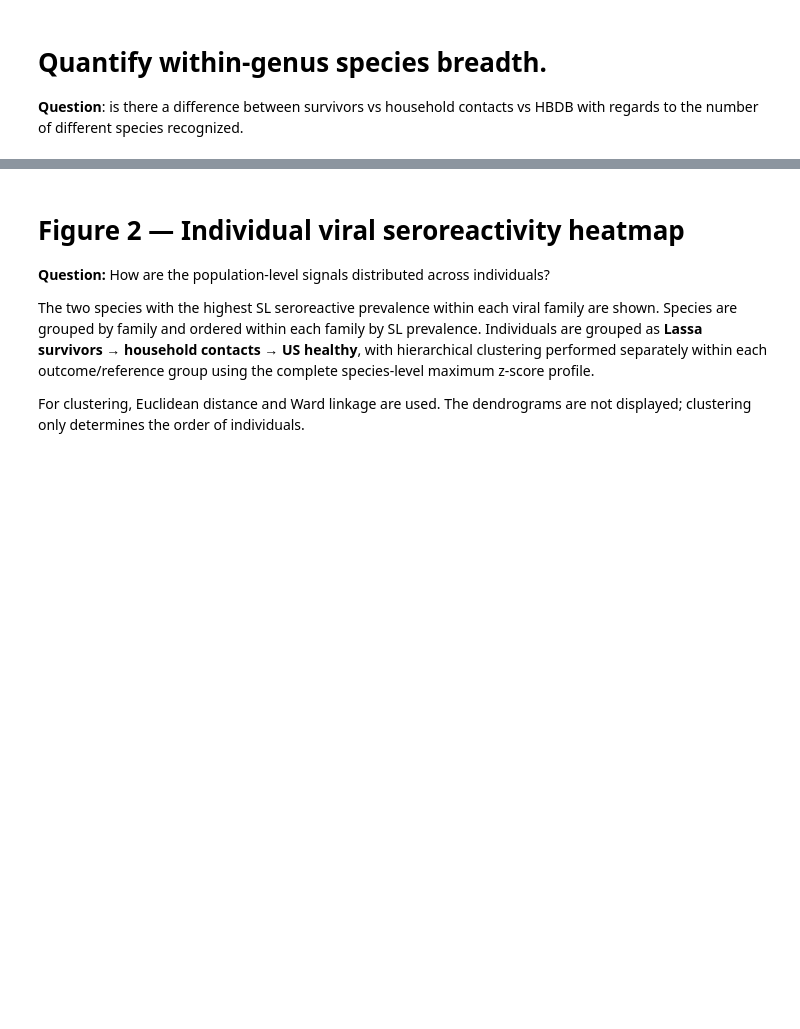
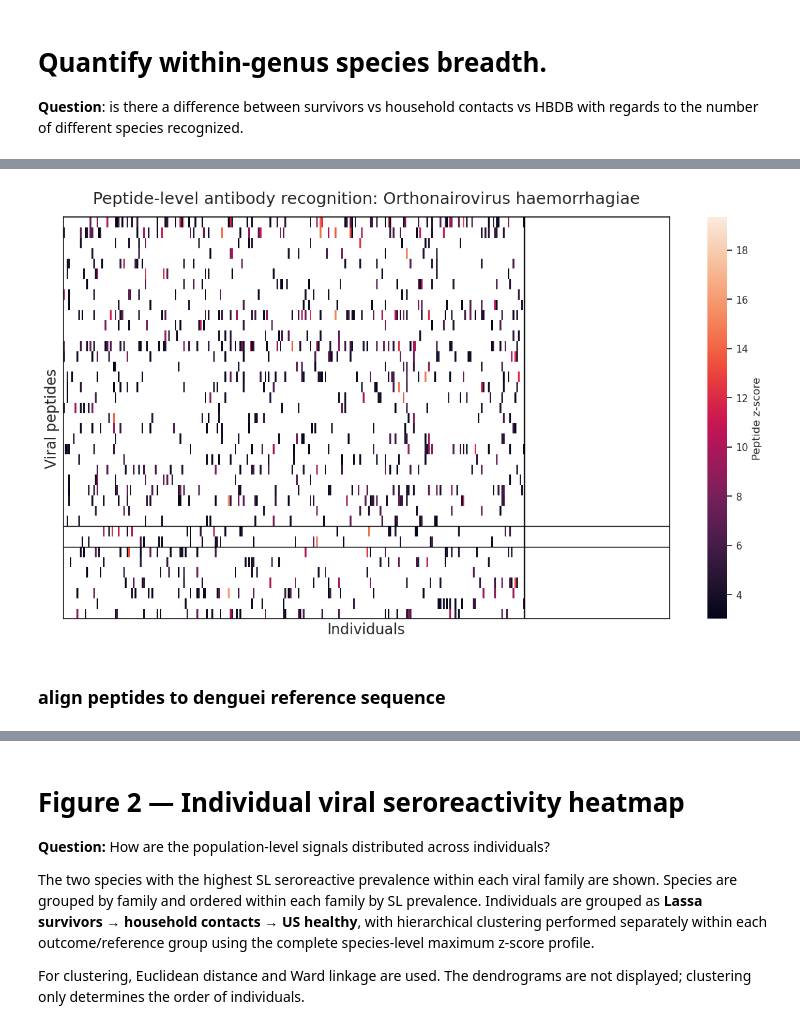
Before and after one commit to sporak577/lasv_phipseq_2026, a Jupyter notebook: Lassa_seroreactivity_paper_figures_clean_090726.ipynb, the cells around one changed output, grey strips where cells are left out. Cells and saved outputs as stored; diff of their text form; code cells hidden in the pictures; blank space fills up the shorter version.

Commit message:
updated peptide to protein mapping for selected species

```diff
--- a/Lassa_seroreactivity_paper_figures_clean_090726.ipynb
+++ b/Lassa_seroreactivity_paper_figures_clean_090726.ipynb
@@ -850,0 +864,6 @@ plt.show()
+# %%
+c = long.loc[long['category'] == 'Household contact', 'individual'].drop_duplicates().to_list()
+s = long.loc[long['category'] == 'Survivor', 'individual'].drop_duplicates().to_list()
+hbdb = long.loc[long['category'] == 'US healthy', 'individual'].drop_duplicates().to_list()
+
+ordered_individuals = (s + c + hbdb)
@@ -850,0 +894,8 @@ plt.show()
+# %%
+peptide_order = (
+    target_long[['peptide', 'protein_std', 'sequence']].drop_duplicates('peptide').sort_values(['protein_std', 'peptide'])
+)
+
+ordered_peptides = (peptide_order['peptide'].to_list())
+# %%
+target_matrix = (target_long.pivot(index='peptide', columns='individual', values='reactive_z').reindex(index=ordered_peptides, columns=ordered_individuals))
@@ -850,0 +922,45 @@ plt.show()
+# %%
+fig, ax = plt.subplots(figsize=(15, 8))
+
+
+sns.heatmap(
+    data = target_matrix,
+    yticklabels=False,
+    xticklabels=False,
+
+    cbar_kws={'label': 'Peptide z-score'},
+    ax=ax
+)
+
+#horizontal lines between protein groups
+protein_sequence = (peptide_order['protein_std'].to_list())
+
+for i in range(len(protein_sequence) -1):
+    if protein_sequence[i] != protein_sequence[i+1]:
+        ax.axhline(y=i +1, color='black', linewidth=1, zorder=10)
+
+#verical lines between cohort groups
+
+n_contact = len(c)
+n_survivor = len(s)
+
+ax.axvline(x=n_contact, color='black', linewidth=1, zorder=11)
+
+ax.axvline(x=n_contact + n_survivor, color='black', linewidth=1, zorder=10)
+
+
+ax.set_ylabel('Viral peptides', fontsize=16)
+ax.set_xlabel('Individuals', fontsize=16)
+
+ax.set_title(f'Peptide-level antibody recognition: {target}', fontsize=18, pad=15)
+
+for spine in ax.spines.values():
+    spine.set_visible(True)
+    spine.set_color('black')
+    spine.set_linewidth(1.1)
+
+plt.show()
+# %% [output]
+[figure, added]
+# %% [markdown]
+### align peptides to denguei reference sequence
```
Also changed, not shown: parts of 56 cells of this notebook.
